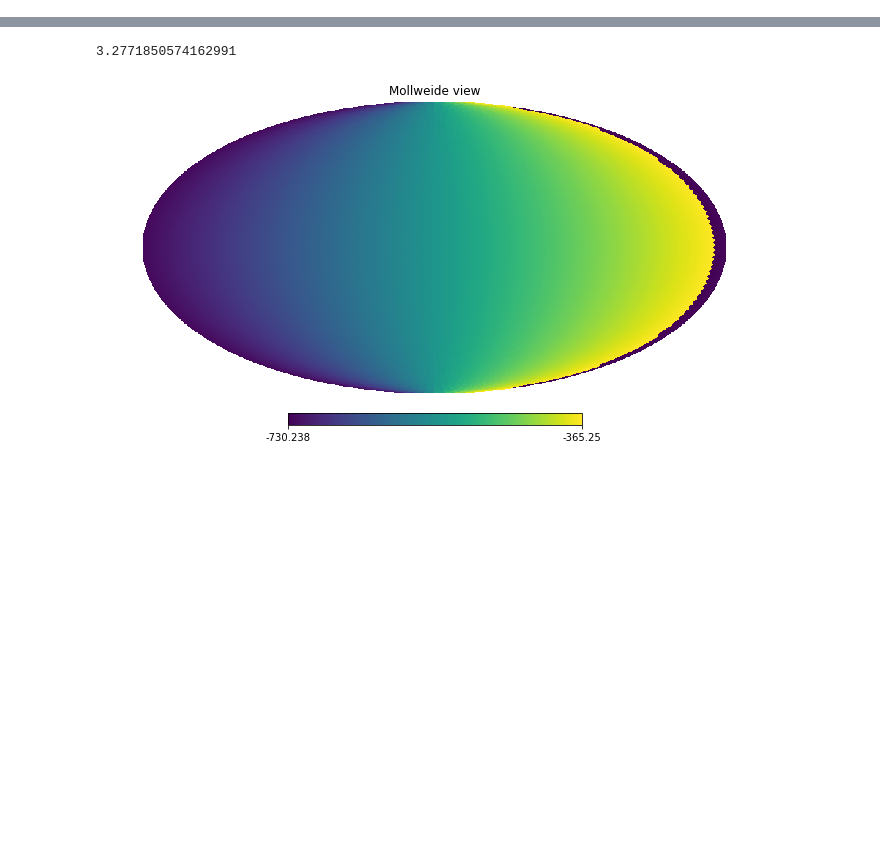
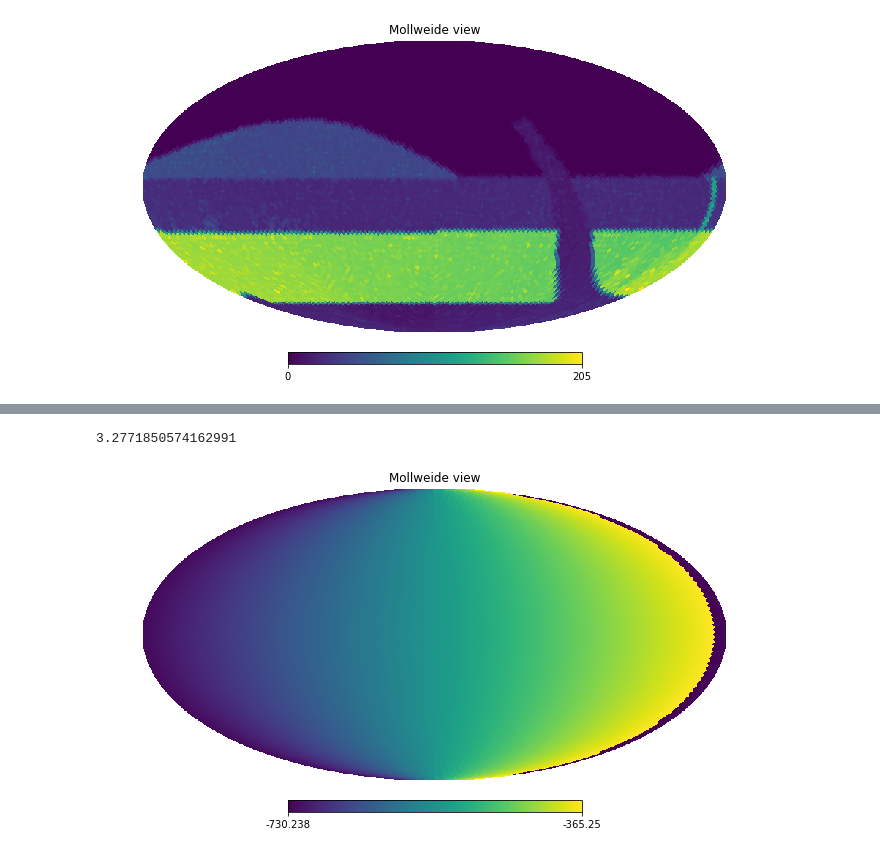
Before and after one commit to yoachim/SLAIR_runs, a Jupyter notebook: 2019_runs/better_roll/debug.ipynb, the cells around one changed output, grey strips where cells are left out. Cells and saved outputs as stored; diff of their text form; code cells hidden in the pictures; blank space fills up the shorter version.

```diff
--- a/2019_runs/better_roll/debug.ipynb
+++ b/2019_runs/better_roll/debug.ipynb
@@ -174,3 +174,7 @@ hp.mollview(scheduler.survey_lists[1][2].basis_functions[3].survey_features['N_o
+# %%
+hp.mollview(scheduler.survey_lists[1][2].basis_functions[3].survey_features['N_obs_1'].feature)
+# %% [output]
+[figure, added]
 # %%
 scheduler.survey_lists[1][2].basis_functions[3].survey_features['N_obs_count_all_0'].feature
 # %% [output]
```
Also changed, not shown: parts of 7 cells of this notebook, 2 other files.
